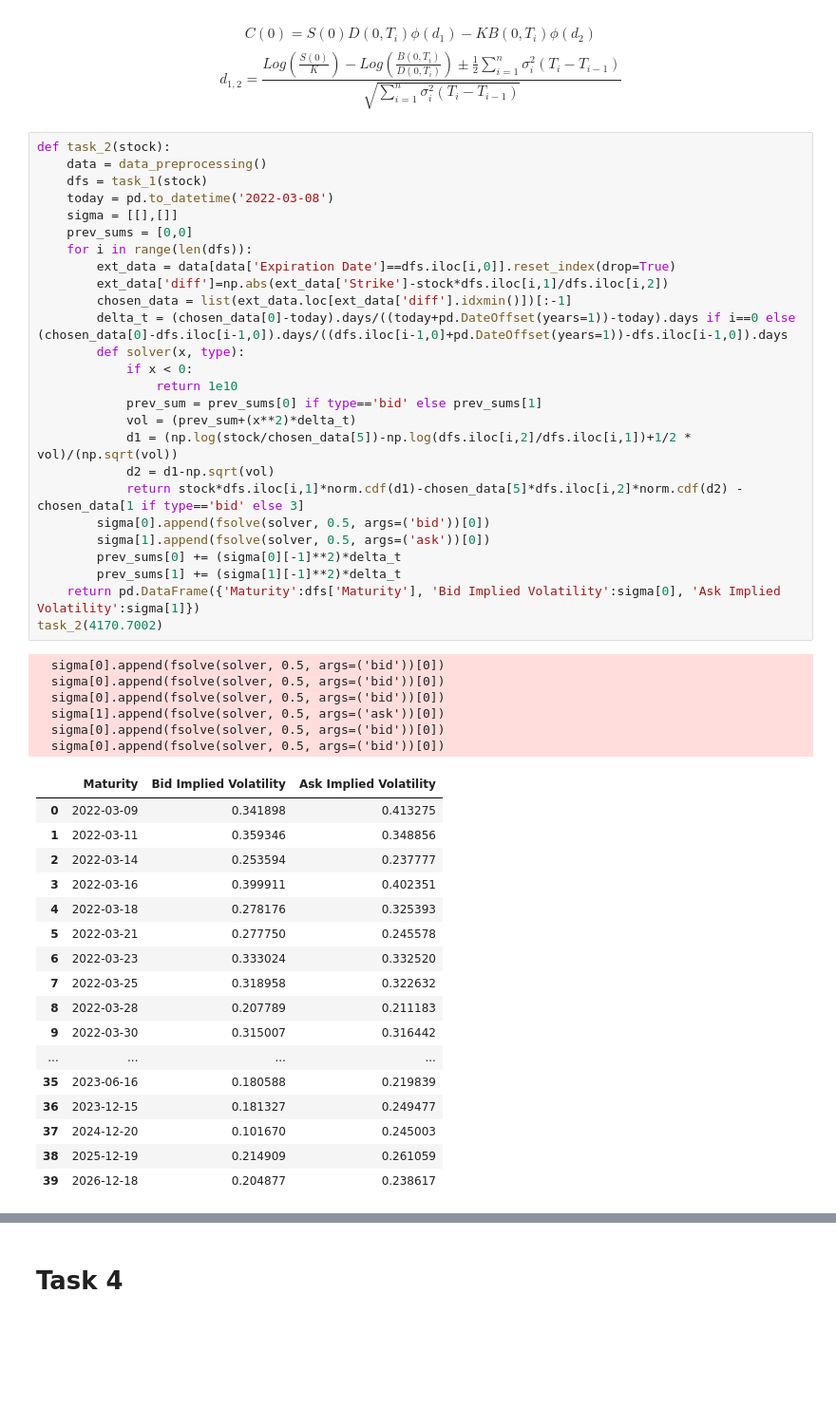
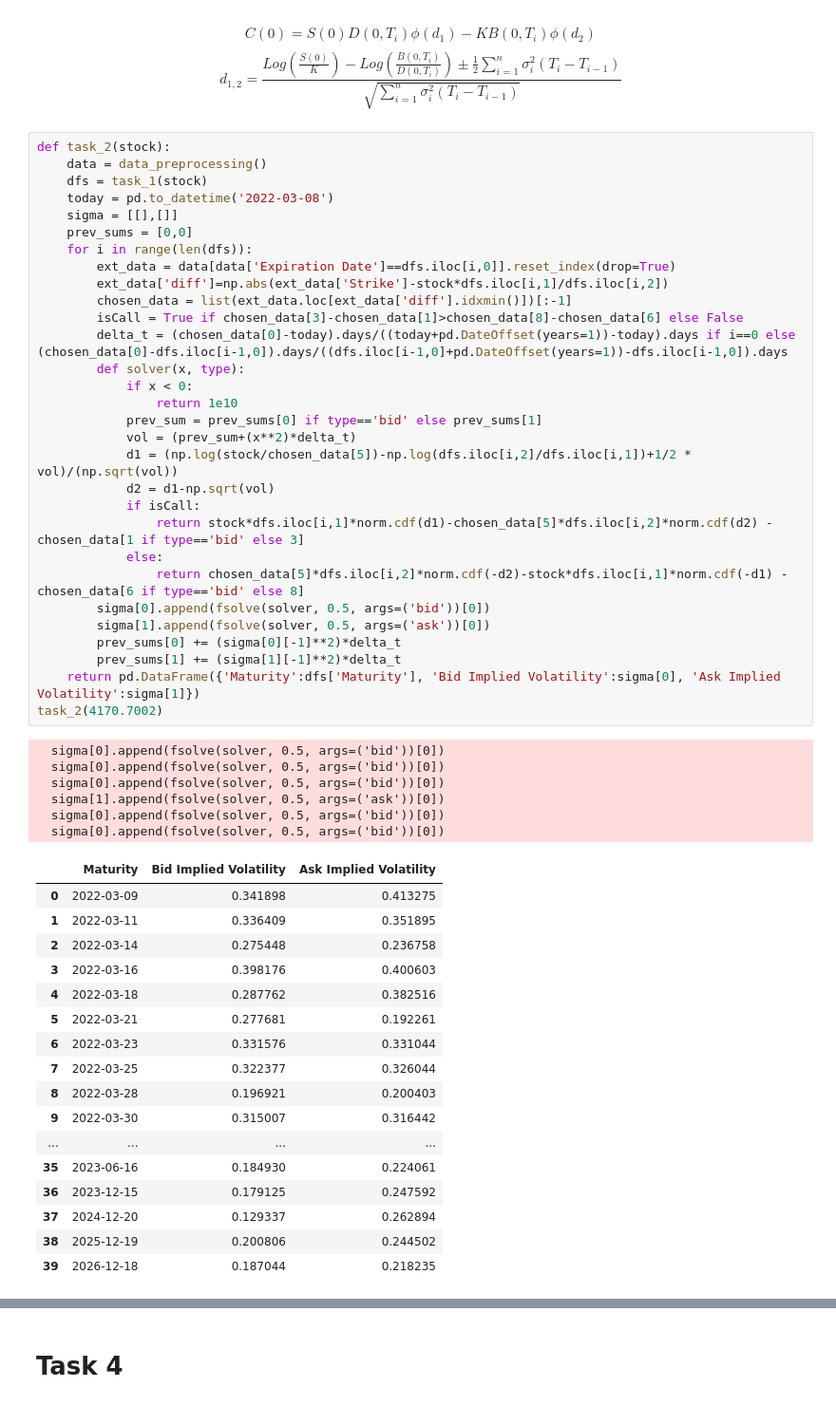
Before and after one commit to Thaigithub/UTS_FDSP_Assignment_Group, a Jupyter notebook: main.ipynb, the cells around one changed output, grey strips where cells are left out. Shown at 95% size. Cells and saved outputs as stored; diff of their text form; blank space fills up the shorter version.

```diff
--- a/main.ipynb
+++ b/main.ipynb
@@ -107,46 +108,50 @@ def task_2(stock):
     today = pd.to_datetime('2022-03-08')
     sigma = [[],[]]
     prev_sums = [0,0]
     for i in range(len(dfs)):
         ext_data = data[data['Expiration Date']==dfs.iloc[i,0]].reset_index(drop=True)
         ext_data['diff']=np.abs(ext_data['Strike']-stock*dfs.iloc[i,1]/dfs.iloc[i,2])
         chosen_data = list(ext_data.loc[ext_data['diff'].idxmin()])[:-1]
+        isCall = True if chosen_data[3]-chosen_data[1]>chosen_data[8]-chosen_data[6] else False
         delta_t = (chosen_data[0]-today).days/((today+pd.DateOffset(years=1))-today).days if i==0 else (chosen_data[0]-dfs.iloc[i-1,0]).days/((dfs.iloc[i-1,0]+pd.DateOffset(years=1))-dfs.iloc[i-1,0]).days
         def solver(x, type):
             if x < 0:
                 return 1e10
             prev_sum = prev_sums[0] if type=='bid' else prev_sums[1]
             vol = (prev_sum+(x**2)*delta_t)
             d1 = (np.log(stock/chosen_data[5])-np.log(dfs.iloc[i,2]/dfs.iloc[i,1])+1/2 * vol)/(np.sqrt(vol))
             d2 = d1-np.sqrt(vol)
-            return stock*dfs.iloc[i,1]*norm.cdf(d1)-chosen_data[5]*dfs.iloc[i,2]*norm.cdf(d2) - chosen_data[1 if type=='bid' else 3]
+            if isCall:
+                return stock*dfs.iloc[i,1]*norm.cdf(d1)-chosen_data[5]*dfs.iloc[i,2]*norm.cdf(d2) - chosen_data[1 if type=='bid' else 3]
+            else:
+                return chosen_data[5]*dfs.iloc[i,2]*norm.cdf(-d2)-stock*dfs.iloc[i,1]*norm.cdf(-d1) - chosen_data[6 if type=='bid' else 8]
         sigma[0].append(fsolve(solver, 0.5, args=('bid'))[0])
         sigma[1].append(fsolve(solver, 0.5, args=('ask'))[0])
         prev_sums[0] += (sigma[0][-1]**2)*delta_t
         prev_sums[1] += (sigma[1][-1]**2)*delta_t
     return pd.DataFrame({'Maturity':dfs['Maturity'], 'Bid Implied Volatility':sigma[0], 'Ask Implied Volatility':sigma[1]})
 task_2(4170.7002)
 # %% [output]
   sigma[0].append(fsolve(solver, 0.5, args=('bid'))[0])
   sigma[0].append(fsolve(solver, 0.5, args=('bid'))[0])
   sigma[0].append(fsolve(solver, 0.5, args=('bid'))[0])
   sigma[1].append(fsolve(solver, 0.5, args=('ask'))[0])
   sigma[0].append(fsolve(solver, 0.5, args=('bid'))[0])
   sigma[0].append(fsolve(solver, 0.5, args=('bid'))[0])
 |  | Maturity | Bid Implied Volatility | Ask Implied Volatility |
 | 0 | 2022-03-09 | 0.341898 | 0.413275 |
-| 1 | 2022-03-11 | 0.359346 | 0.348856 |
-| 2 | 2022-03-14 | 0.253594 | 0.237777 |
-| 3 | 2022-03-16 | 0.399911 | 0.402351 |
-| 4 | 2022-03-18 | 0.278176 | 0.325393 |
-| 5 | 2022-03-21 | 0.277750 | 0.245578 |
-| 6 | 2022-03-23 | 0.333024 | 0.332520 |
-| 7 | 2022-03-25 | 0.318958 | 0.322632 |
-| 8 | 2022-03-28 | 0.207789 | 0.211183 |
+| 1 | 2022-03-11 | 0.336409 | 0.351895 |
+| 2 | 2022-03-14 | 0.275448 | 0.236758 |
+| 3 | 2022-03-16 | 0.398176 | 0.400603 |
+| 4 | 2022-03-18 | 0.287762 | 0.382516 |
+| 5 | 2022-03-21 | 0.277681 | 0.192261 |
+| 6 | 2022-03-23 | 0.331576 | 0.331044 |
+| 7 | 2022-03-25 | 0.322377 | 0.326044 |
+| 8 | 2022-03-28 | 0.196921 | 0.200403 |
 | 9 | 2022-03-30 | 0.315007 | 0.316442 |
 | ... | ... | ... | ... |
-| 35 | 2023-06-16 | 0.180588 | 0.219839 |
-| 36 | 2023-12-15 | 0.181327 | 0.249477 |
-| 37 | 2024-12-20 | 0.101670 | 0.245003 |
-| 38 | 2025-12-19 | 0.214909 | 0.261059 |
-| 39 | 2026-12-18 | 0.204877 | 0.238617 |
+| 35 | 2023-06-16 | 0.184930 | 0.224061 |
+| 36 | 2023-12-15 | 0.179125 | 0.247592 |
+| 37 | 2024-12-20 | 0.129337 | 0.262894 |
+| 38 | 2025-12-19 | 0.200806 | 0.244502 |
+| 39 | 2026-12-18 | 0.187044 | 0.218235 |
```
Also changed, not shown: parts of 3 cells of this notebook.
